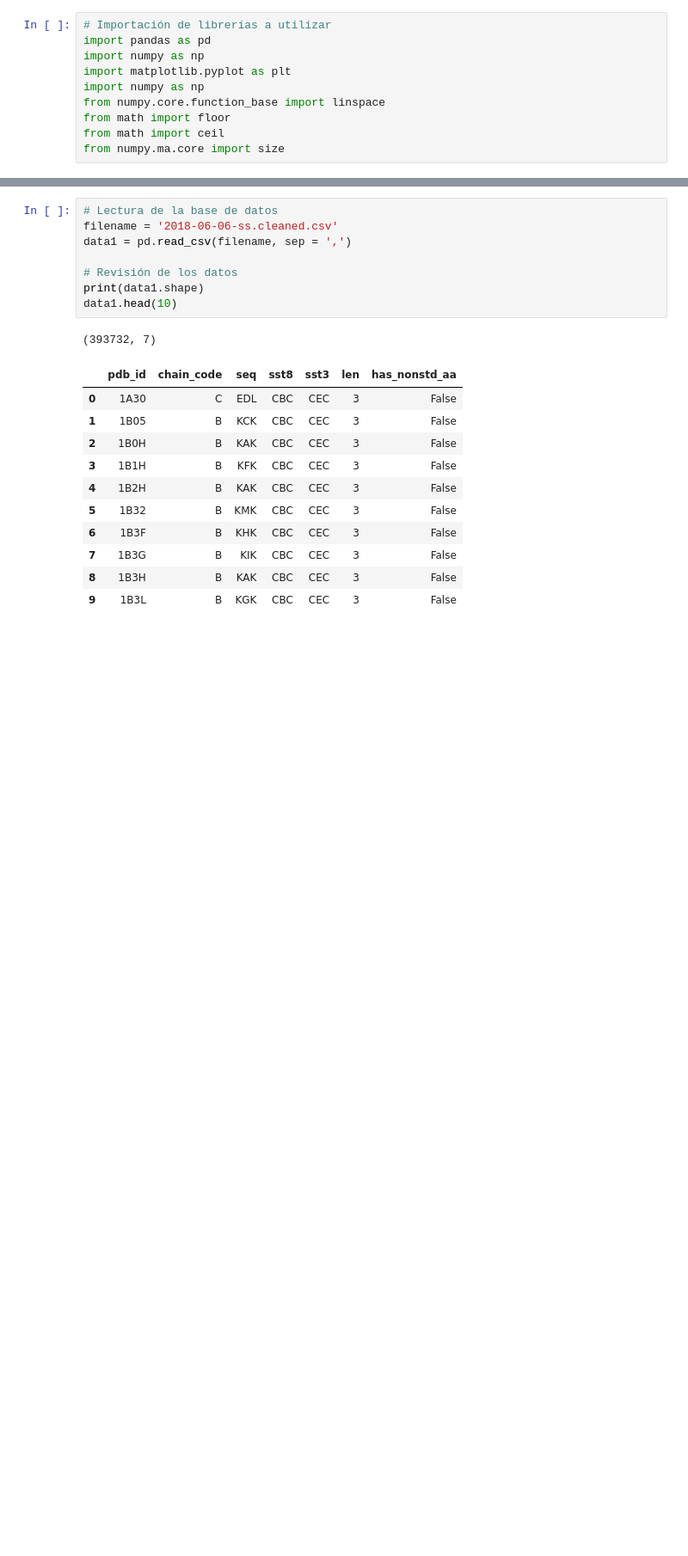
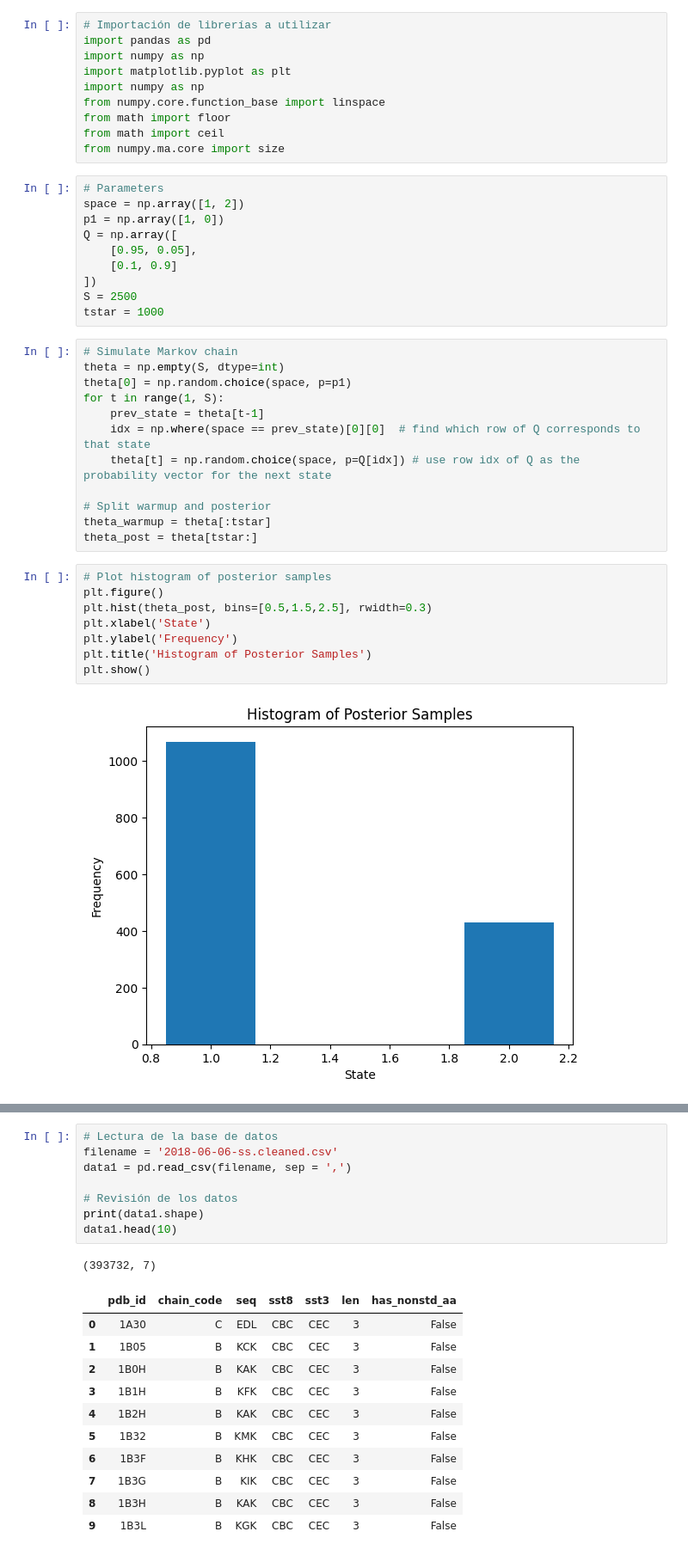
Before and after one commit to samaneh-m/TU-simulation-base-inference, a Jupyter notebook: SBI_Group_19.ipynb, the cells around one changed output, grey strips where cells are left out. Shown: that part at 86% size. Saved outputs shown, nothing was run; the diff lists cells and outputs as text; blank space fills up the shorter version.

```diff
--- a/SBI_Group_19.ipynb
+++ b/SBI_Group_19.ipynb
@@ -190,3 +202,35 @@ from numpy.core.function_base import linspace
 from math import floor
 from math import ceil
 from numpy.ma.core import size
+# %%
+# Parameters
+space = np.array([1, 2])
+p1 = np.array([1, 0])
+Q = np.array([
+    [0.95, 0.05],
+    [0.1, 0.9]
+])
+S = 2500
+tstar = 1000
+# %%
+# Simulate Markov chain
+theta = np.empty(S, dtype=int)
+theta[0] = np.random.choice(space, p=p1)
+for t in range(1, S):
+    prev_state = theta[t-1]
+    idx = np.where(space == prev_state)[0][0]  # find which row of Q corresponds to that state
+    theta[t] = np.random.choice(space, p=Q[idx]) # use row idx of Q as the probability vector for the next state
+
+# Split warmup and posterior
+theta_warmup = theta[:tstar]
+theta_post = theta[tstar:]
+# %%
+# Plot histogram of posterior samples
+plt.figure()
+plt.hist(theta_post, bins=[0.5,1.5,2.5], rwidth=0.3)
+plt.xlabel('State')
+plt.ylabel('Frequency')
+plt.title('Histogram of Posterior Samples')
+plt.show()
+# %% [output]
+[figure, added]
```
Also changed, not shown: parts of 3 cells of this notebook.
